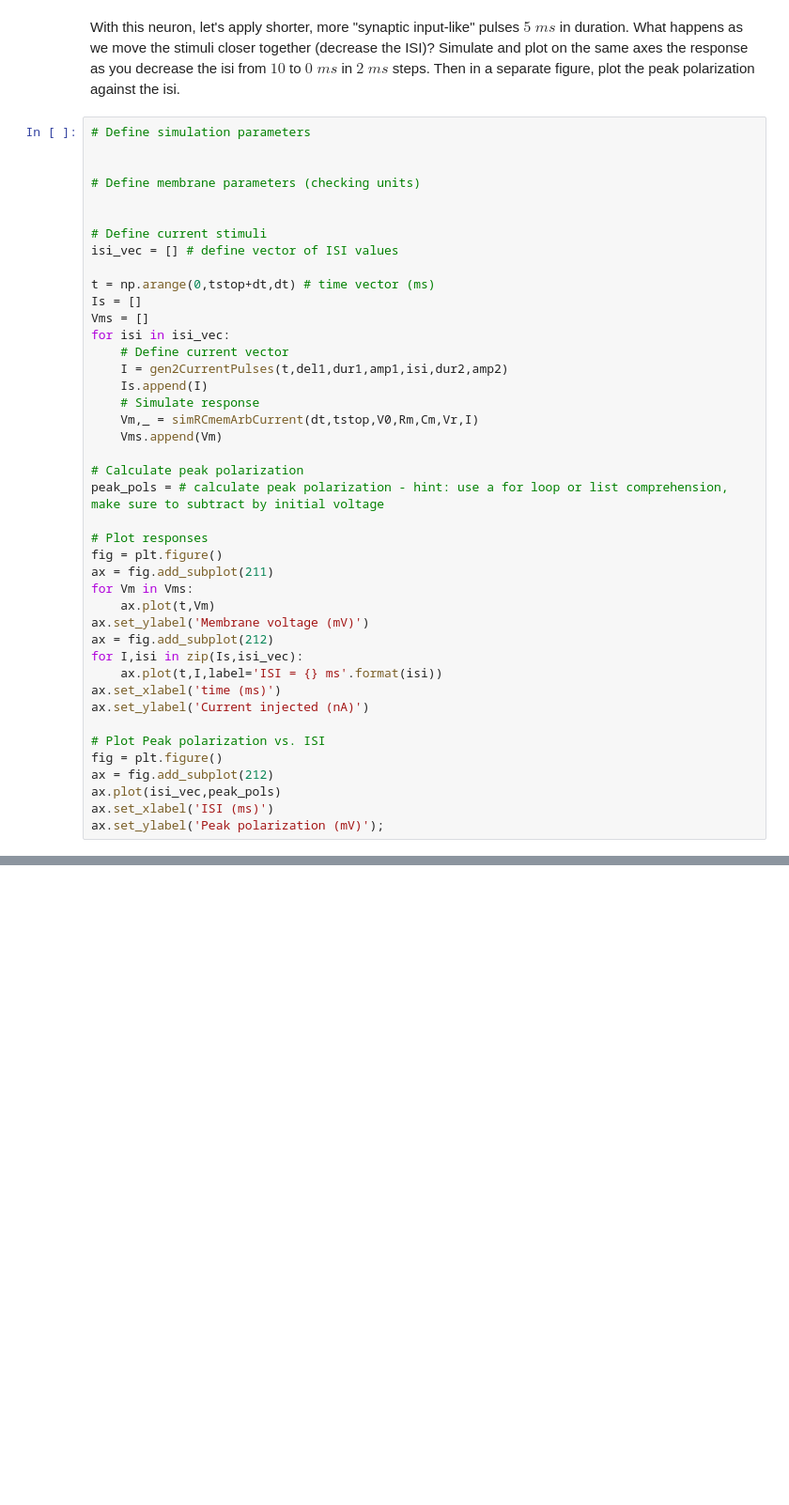
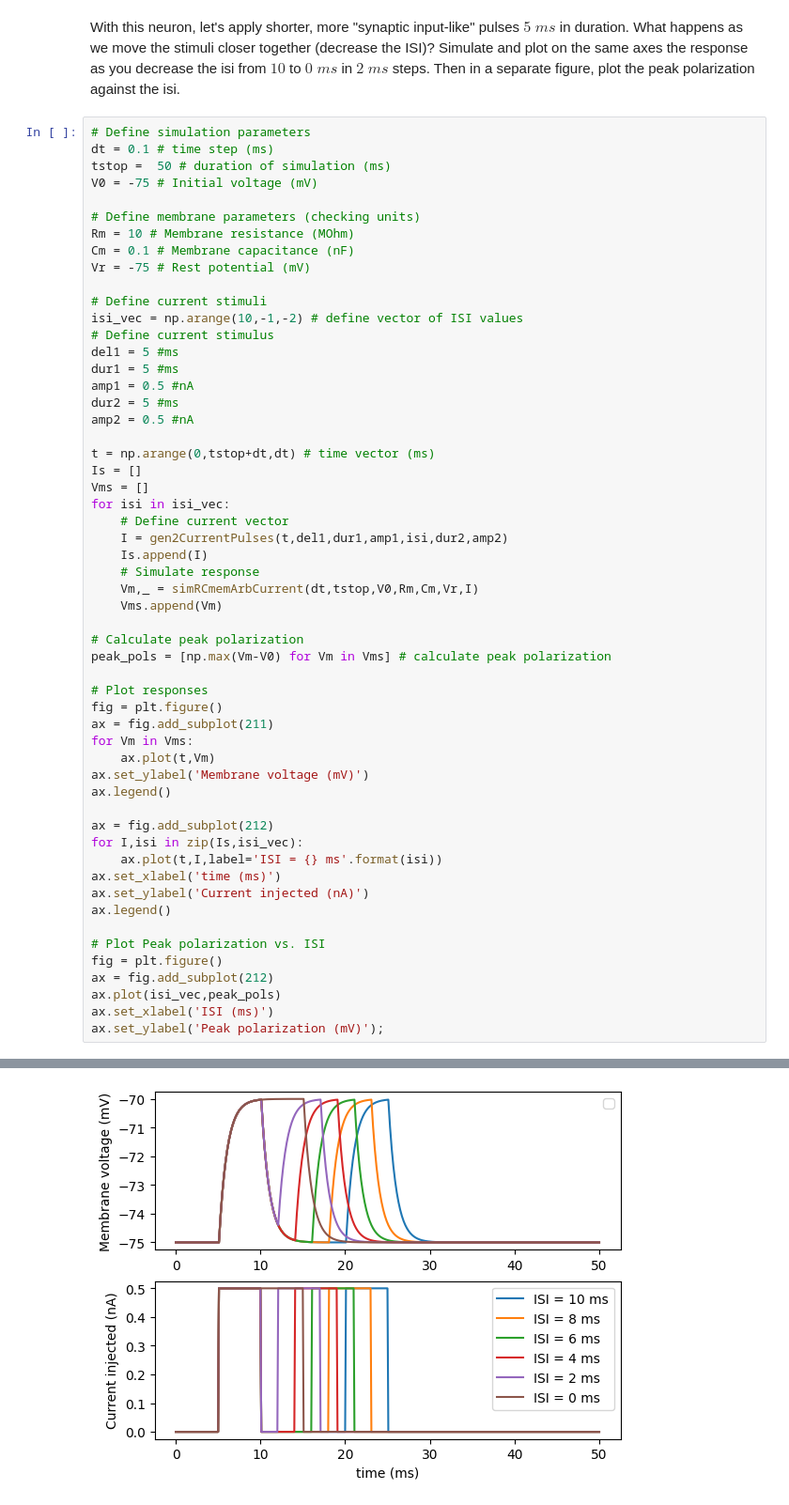
Before and after one commit to penelopetir/24SBIOL74.03PT, a Jupyter notebook: Exercise_4_RC_Circuit_Neuron_Model.ipynb, the cells around one changed output, grey strips where cells are left out. Shown at 94% size. Cells and saved outputs as stored; diff of their text form; blank space fills up the shorter version.

```diff
--- a/Exercise_4_RC_Circuit_Neuron_Model.ipynb
+++ b/Exercise_4_RC_Circuit_Neuron_Model.ipynb
@@ -444,13 +449,23 @@ Now, let's try simulating a nueron with a faster time constant by lowering $R_{m
 With this neuron, let's apply shorter, more "synaptic input-like" pulses $5 \; ms$ in duration. What happens as we move the stimuli closer together (decrease the ISI)? Simulate and plot on the same axes the response as you decrease the isi from $10$ to $0 \; ms$ in $2 \; ms$ steps. Then in a separate figure, plot the peak polarization against the isi.
 # %%
 # Define simulation parameters
-
+dt = 0.1 # time step (ms)
+tstop =  50 # duration of simulation (ms)
+V0 = -75 # Initial voltage (mV)
 
 # Define membrane parameters (checking units)
-
+Rm = 10 # Membrane resistance (MOhm)
+Cm = 0.1 # Membrane capacitance (nF)
+Vr = -75 # Rest potential (mV)
 
 # Define current stimuli
-isi_vec = [] # define vector of ISI values
+isi_vec = np.arange(10,-1,-2) # define vector of ISI values
+# Define current stimulus
+del1 = 5 #ms
+dur1 = 5 #ms
+amp1 = 0.5 #nA
+dur2 = 5 #ms
+amp2 = 0.5 #nA
 
 t = np.arange(0,tstop+dt,dt) # time vector (ms)
 Is = []
@@ -464,7 +479,7 @@ for isi in isi_vec:
     Vms.append(Vm)
 
 # Calculate peak polarization
-peak_pols = # calculate peak polarization - hint: use a for loop or list comprehension, make sure to subtract by initial voltage
+peak_pols = [np.max(Vm-V0) for Vm in Vms] # calculate peak polarization
 
 # Plot responses
 fig = plt.figure()
@@ -472,11 +487,14 @@ ax = fig.add_subplot(211)
 for Vm in Vms:
     ax.plot(t,Vm)
 ax.set_ylabel('Membrane voltage (mV)')
+ax.legend()
+
 ax = fig.add_subplot(212)
 for I,isi in zip(Is,isi_vec):
     ax.plot(t,I,label='ISI = {} ms'.format(isi))
 ax.set_xlabel('time (ms)')
 ax.set_ylabel('Current injected (nA)')
+ax.legend()
 
 # Plot Peak polarization vs. ISI
 fig = plt.figure()
@@ -484,3 +502,4 @@ ax = fig.add_subplot(212)
 ax.plot(isi_vec,peak_pols)
 ax.set_xlabel('ISI (ms)')
 ax.set_ylabel('Peak polarization (mV)');
+# %% [output]
@@ -486,0 +513 @@ ax.set_ylabel('Peak polarization (mV)');
+[figure, added]
```
Also changed, not shown: parts of 10 cells of this notebook.
